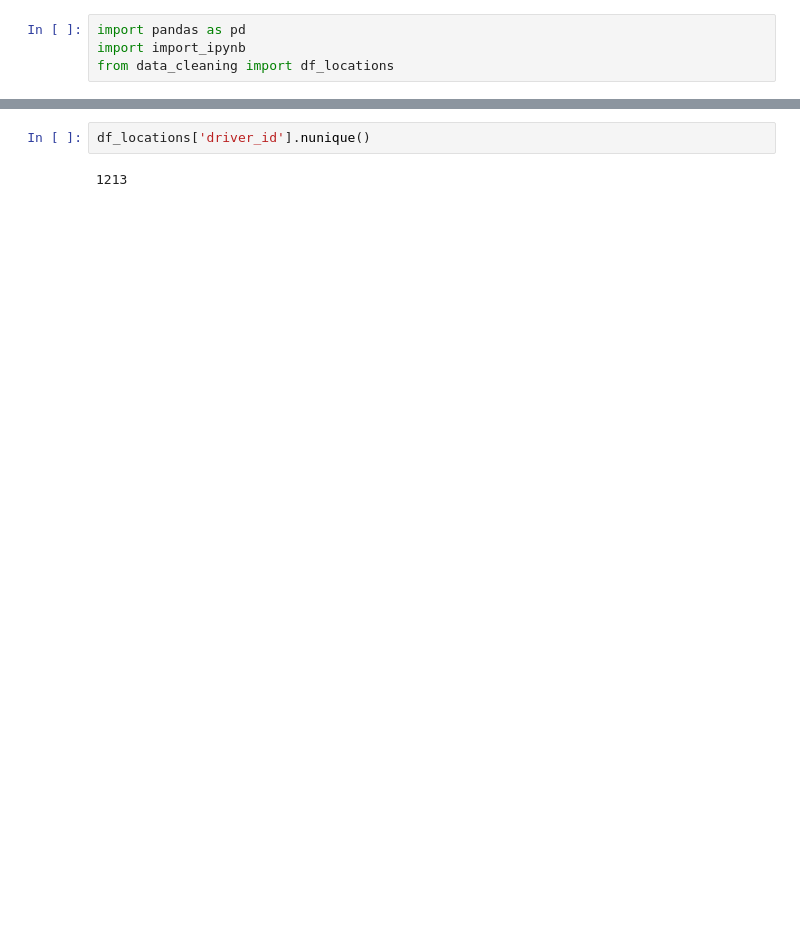
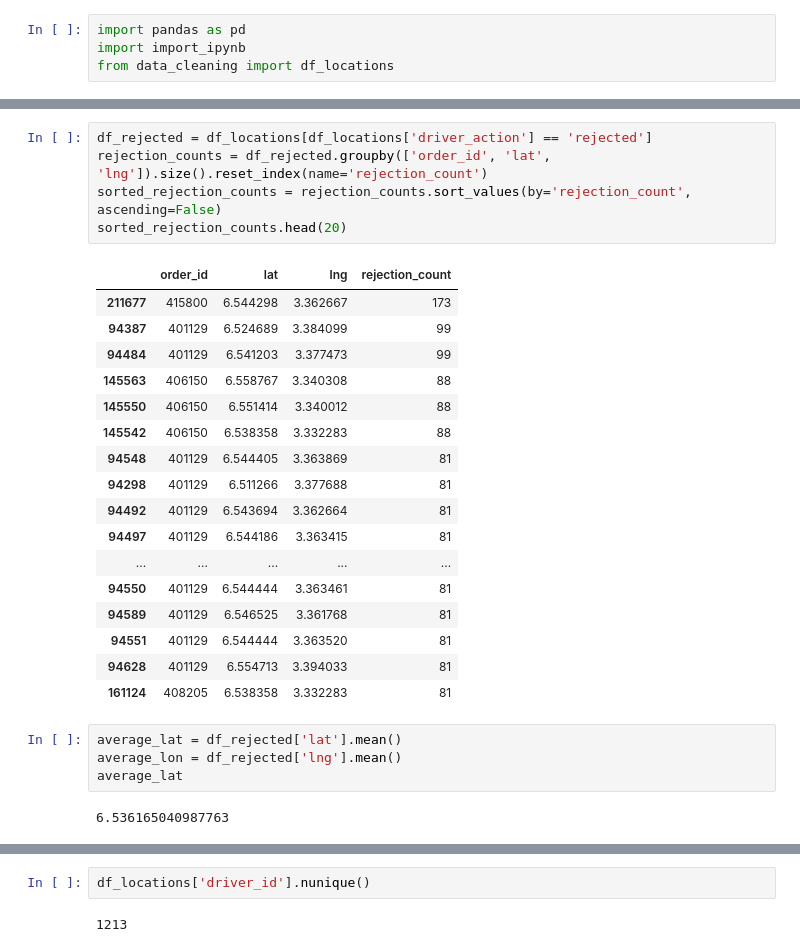
Before and after one commit to JabezETH/Logistic-optimization-Delivery-drivers-location-optimisation-with-Causal-Inference-, a Jupyter notebook: notebooks/data_overview.ipynb, the cells around one changed output, grey strips where cells are left out. Saved outputs shown, nothing was run; the diff lists cells and outputs as text; blank space fills up the shorter version.

```diff
--- a/notebooks/data_overview.ipynb
+++ b/notebooks/data_overview.ipynb
@@ -4,0 +142,29 @@ from data_cleaning import df_locations
+# %%
+df_rejected = df_locations[df_locations['driver_action'] == 'rejected']
+rejection_counts = df_rejected.groupby(['order_id', 'lat', 'lng']).size().reset_index(name='rejection_count')
+sorted_rejection_counts = rejection_counts.sort_values(by='rejection_count', ascending=False)
+sorted_rejection_counts.head(20)
+# %% [output]
+|  | order_id | lat | lng | rejection_count |
+| 211677 | 415800 | 6.544298 | 3.362667 | 173 |
+| 94387 | 401129 | 6.524689 | 3.384099 | 99 |
+| 94484 | 401129 | 6.541203 | 3.377473 | 99 |
+| 145563 | 406150 | 6.558767 | 3.340308 | 88 |
+| 145550 | 406150 | 6.551414 | 3.340012 | 88 |
+| 145542 | 406150 | 6.538358 | 3.332283 | 88 |
+| 94548 | 401129 | 6.544405 | 3.363869 | 81 |
+| 94298 | 401129 | 6.511266 | 3.377688 | 81 |
+| 94492 | 401129 | 6.543694 | 3.362664 | 81 |
+| 94497 | 401129 | 6.544186 | 3.363415 | 81 |
+| ... | ... | ... | ... | ... |
+| 94550 | 401129 | 6.544444 | 3.363461 | 81 |
+| 94589 | 401129 | 6.546525 | 3.361768 | 81 |
+| 94551 | 401129 | 6.544444 | 3.363520 | 81 |
+| 94628 | 401129 | 6.554713 | 3.394033 | 81 |
+| 161124 | 408205 | 6.538358 | 3.332283 | 81 |
+# %%
+average_lat = df_rejected['lat'].mean()
+average_lon = df_rejected['lng'].mean()
+average_lat
+# %% [output]
+6.536165040987763
```
Also changed, not shown: parts of 31 cells of this notebook.
